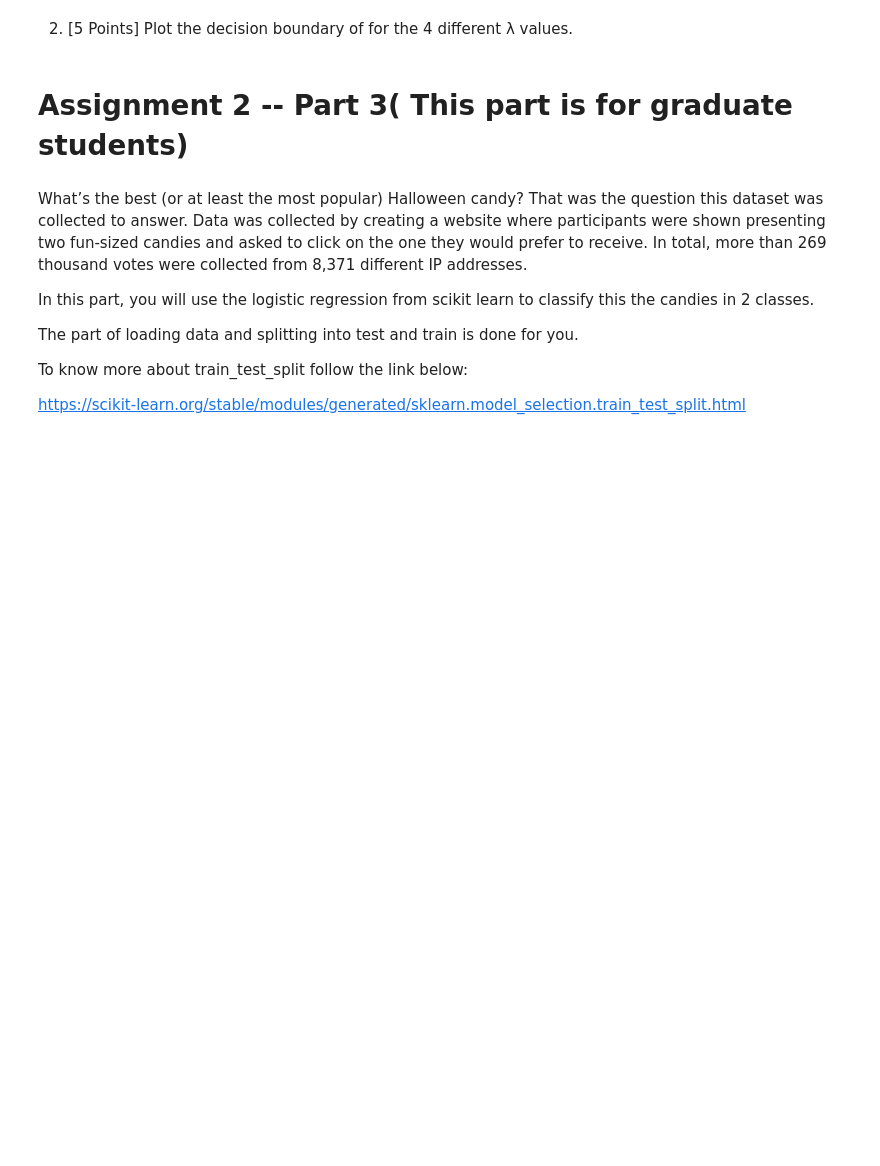
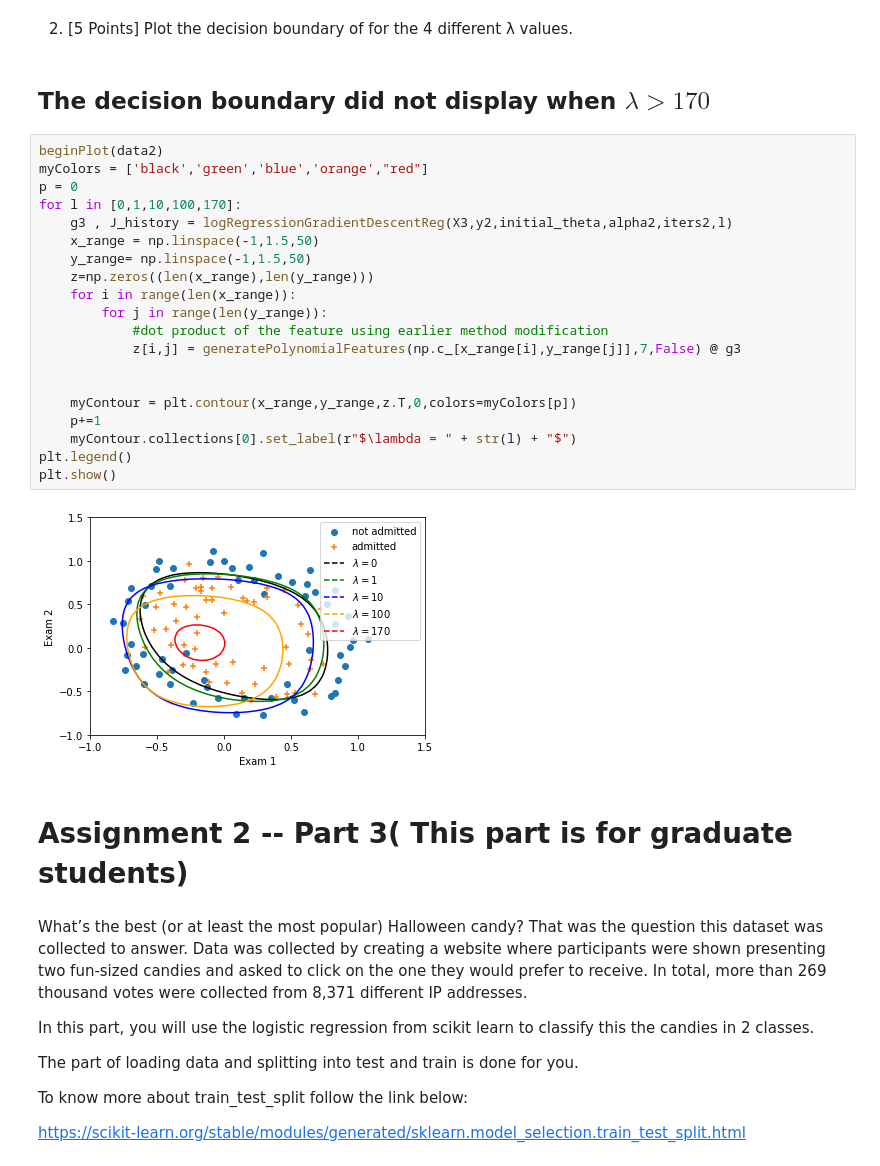
Before and after one commit to ltrinity/ML, a Jupyter notebook: Assignment2/Assignment2/Assignment2.ipynb, the cells around one changed output. Drawn from its saved outputs; the diff is of its cells as text; blank space fills up the shorter version.

```diff
--- a/Assignment2/Assignment2/Assignment2.ipynb
+++ b/Assignment2/Assignment2/Assignment2.ipynb
@@ -455,5 +418,29 @@ plt.show()
 # %% [markdown]
 2. [5 Points] Plot the decision boundary of for the 4 different λ values.
+# %% [markdown]
+## The decision boundary did not display when $\lambda > 170$
+# %%
+beginPlot(data2)
+myColors = ['black','green','blue','orange',"red"]
+p = 0
+for l in [0,1,10,100,170]:
+    g3 , J_history = logRegressionGradientDescentReg(X3,y2,initial_theta,alpha2,iters2,l)
+    x_range = np.linspace(-1,1.5,50)
+    y_range= np.linspace(-1,1.5,50)
+    z=np.zeros((len(x_range),len(y_range)))
+    for i in range(len(x_range)):
+        for j in range(len(y_range)):
+            #dot product of the feature using earlier method modification
+            z[i,j] = generatePolynomialFeatures(np.c_[x_range[i],y_range[j]],7,False) @ g3
+
+
+    myContour = plt.contour(x_range,y_range,z.T,0,colors=myColors[p])
+    p+=1
+    myContour.collections[0].set_label(r"$\lambda = " + str(l) + "$")
+plt.legend()
+plt.show()
+# %% [output]
+[figure, added]
 # %% [markdown]
 # Assignment 2 -- Part 3( This part is for graduate students)
 # %% [markdown]
```
Also changed, not shown: parts of 13 cells of this notebook.
